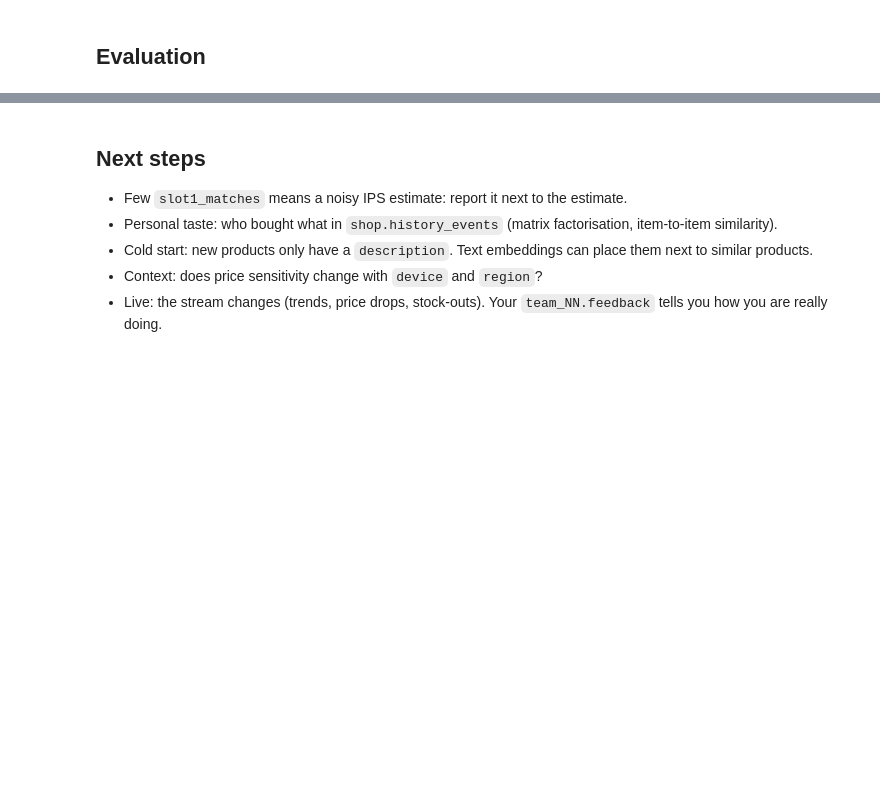
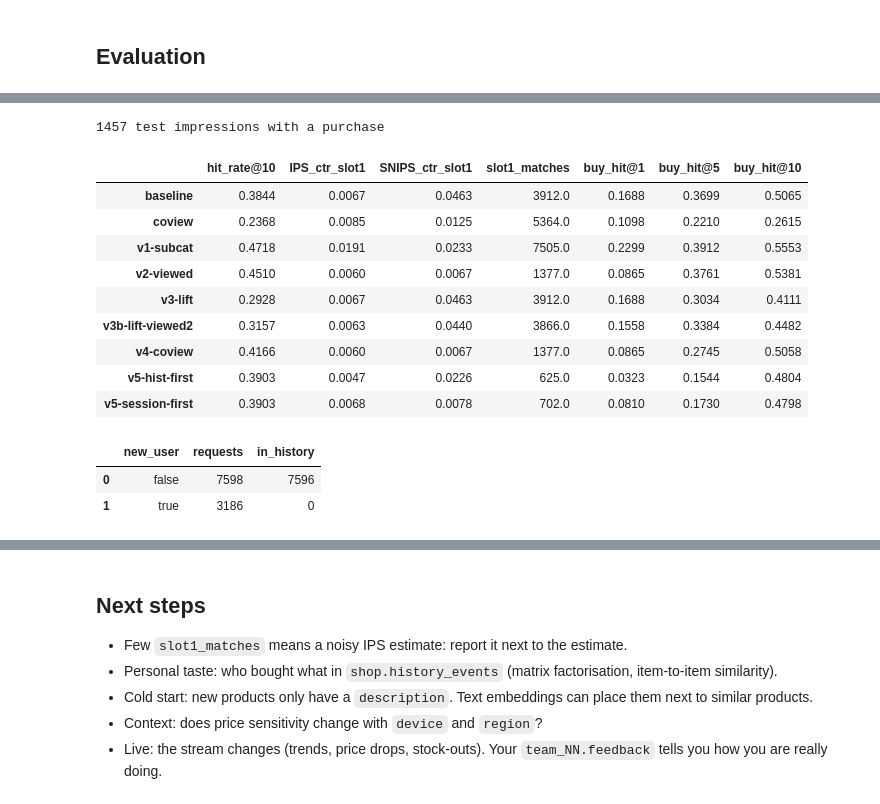
Before and after one commit to ReallyTimba/datathon26_epoch1, a Jupyter notebook: starter/offline_eval.ipynb, the cells around one changed output, grey strips where cells are left out. Cells and saved outputs as stored; diff of their text form; code cells hidden in the pictures; blank space fills up the shorter version.

Commit message:
v6, hybrid plus, model combination and ab test

```diff
--- a/starter/offline_eval.ipynb
+++ b/starter/offline_eval.ipynb
@@ -112,0 +139,11 @@ shares.round(1)
+# %%
+import recommender_v1 as v1
+
+m = v1.Model()
+req = v1.query(v1.NEW_REQUESTS)[0]
+print(type(req["recent_views"]))
+print(req["recent_views"])
+
+recs = v1.recommend(req["recent_views"], m, set())
+print("смотрел:", [m.info.get(v["product_id"]) for v in req["recent_views"]] if isinstance(req["recent_views"], list) else "НЕ СПИСОК")
+print("рекомендуем:", [m.info.get(p) for p in recs])
@@ -180,0 +244,6 @@ pd.DataFrame({name: evaluate(p, test) for name, p in POLICIES.items()}).T
+# %%
+import importlib
+import recommender_v2 as v2
+import recommender_v5 as v5
+v2 = importlib.reload(v2)
+v5 = importlib.reload(v5)
@@ -180,0 +308,14 @@ pd.DataFrame({name: evaluate(p, test) for name, p in POLICIES.items()}).T
+# %%
+NONE = set()   # offline we do not know the stock of that time: nothing is out of stock
+
+POLICIES = {
+    "baseline":  baseline,
+    "coview":    coview,
+    "v1-subcat": lambda row: v1.recommend(row.recent_views, m, NONE),
+    "v2-viewed": lambda row: v2.recommend(row.recent_views, m, NONE),
+    "v3-lift":   lambda row: v3.recommend_v3(row.recent_views, m, NONE),
+    "v3b-lift-viewed2": lambda row: v3.recommend_v3b(row.recent_views, m, NONE),
+    "v4-coview": lambda row: v4.recommend(row.recent_views, m, NONE),
+    "v5-hist-first": lambda row: v5.recommend({"user_id": row.user_id, "recent_views": row.recent_views}, m, NONE, history_first=True),
+    "v5-session-first": lambda row: v5.recommend({"user_id": row.user_id, "recent_views": row.recent_views}, m, NONE, history_first=False),
+}
@@ -180,0 +330,38 @@ pd.DataFrame({name: evaluate(p, test) for name, p in POLICIES.items()}).T
+# %%
+def evaluate_all(policy, df):
+    res = evaluate(policy, df)
+    recs = [policy(r) for r in df.itertuples()]
+    bought = df.purchased.replace("", None).to_numpy()
+    has_buy = pd.notna(bought)
+    for k in (1, 5, 10):
+        res[f"buy_hit@{k}"] = np.array([b in r[:k] for b, r in zip(bought, recs)])[has_buy].mean()
+    return res
+
+print(int(pd.notna(test.purchased.replace("", None)).sum()), "test impressions with a purchase")
+results = pd.DataFrame({name: evaluate_all(p, test) for name, p in POLICIES.items()}).T
+results.round(4)
+# %% [output]
+1457 test impressions with a purchase
+|  | hit_rate@10 | IPS_ctr_slot1 | SNIPS_ctr_slot1 | slot1_matches | buy_hit@1 | buy_hit@5 | buy_hit@10 |
+| baseline | 0.3844 | 0.0067 | 0.0463 | 3912.0 | 0.1688 | 0.3699 | 0.5065 |
+| coview | 0.2368 | 0.0085 | 0.0125 | 5364.0 | 0.1098 | 0.2210 | 0.2615 |
+| v1-subcat | 0.4718 | 0.0191 | 0.0233 | 7505.0 | 0.2299 | 0.3912 | 0.5553 |
+| v2-viewed | 0.4510 | 0.0060 | 0.0067 | 1377.0 | 0.0865 | 0.3761 | 0.5381 |
+| v3-lift | 0.2928 | 0.0067 | 0.0463 | 3912.0 | 0.1688 | 0.3034 | 0.4111 |
+| v3b-lift-viewed2 | 0.3157 | 0.0063 | 0.0440 | 3866.0 | 0.1558 | 0.3384 | 0.4482 |
+| v4-coview | 0.4166 | 0.0060 | 0.0067 | 1377.0 | 0.0865 | 0.2745 | 0.5058 |
+| v5-hist-first | 0.3903 | 0.0047 | 0.0226 | 625.0 | 0.0323 | 0.1544 | 0.4804 |
+| v5-session-first | 0.3903 | 0.0068 | 0.0078 | 702.0 | 0.0810 | 0.1730 | 0.4798 |
+# %%
+sql("""
+SELECT is_new_user::String AS new_user,
+       count() AS requests,
+       countIf(user_id::String IN (SELECT DISTINCT user_id::String FROM shop.history_events)) AS in_history
+FROM shop.requests
+WHERE ts > now() - INTERVAL 1 HOUR
+GROUP BY new_user
+""")
+# %% [output]
+|  | new_user | requests | in_history |
+| 0 | false | 7598 | 7596 |
+| 1 | true | 3186 | 0 |
```
Also changed, not shown: parts of 11 cells of this notebook, 17 other files.
